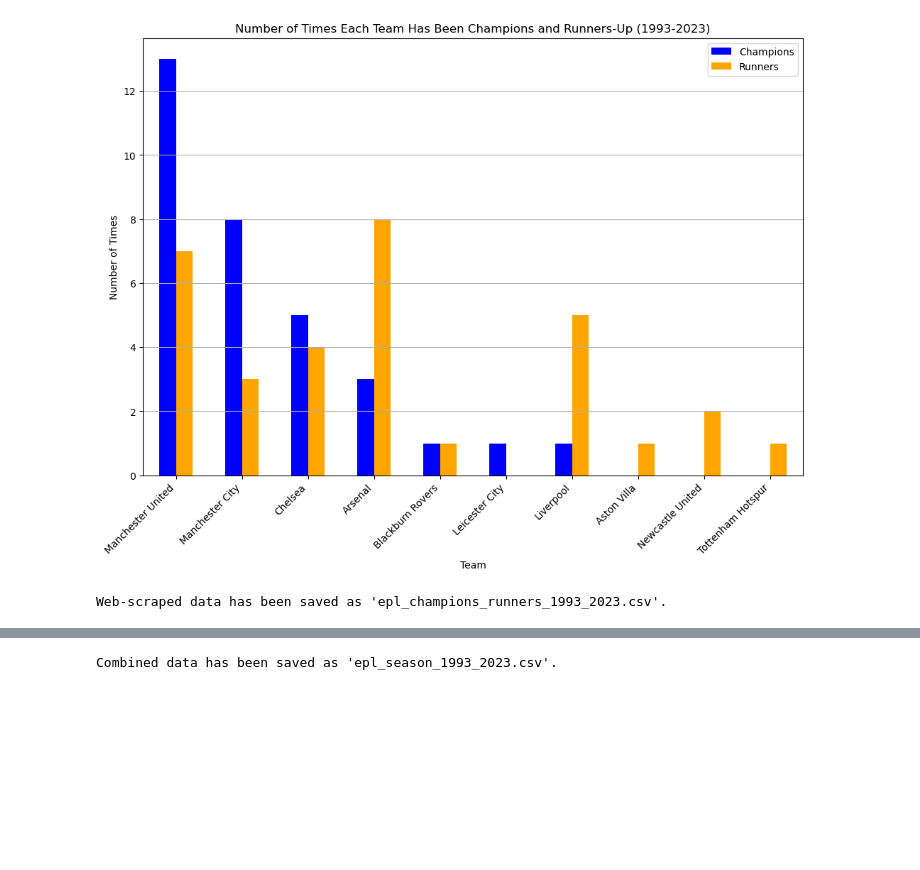
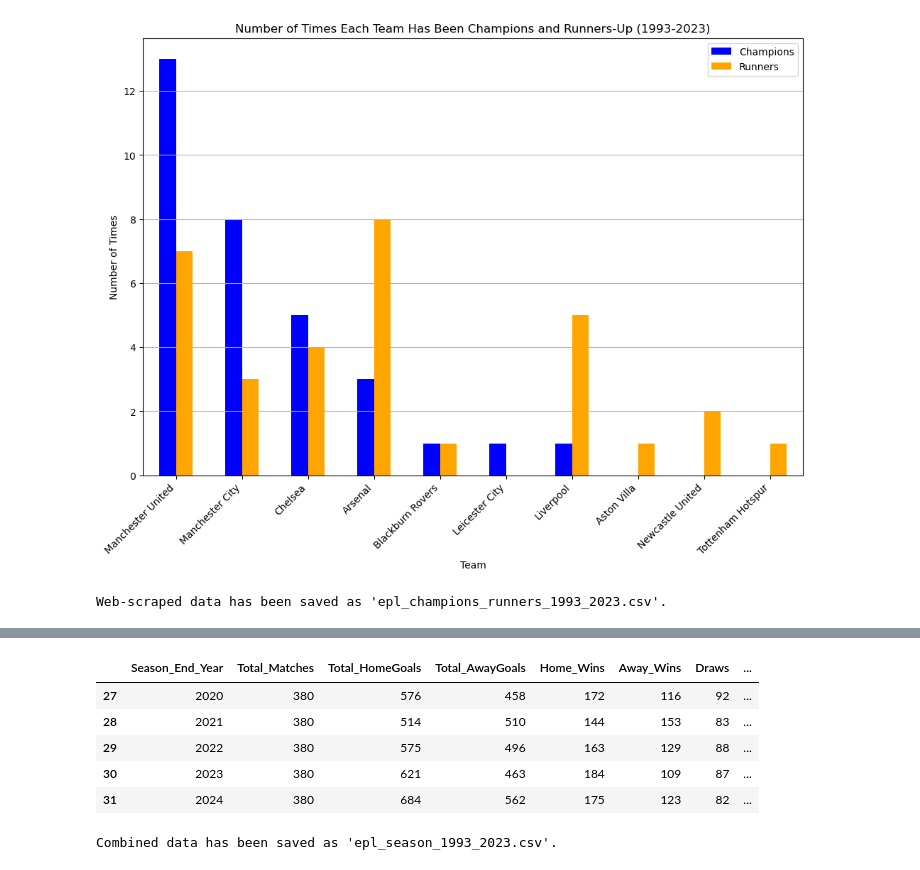
Before and after one commit to pranavsrinivas29/EPL-Data-Analysis-and-Prediction, a Jupyter notebook: EPL Data Analysis.ipynb, the cells around one changed output, grey strips where cells are left out. Cells and saved outputs as stored; diff of their text form; code cells hidden in the pictures; blank space fills up the shorter version.

```diff
--- a/EPL Data Analysis.ipynb
+++ b/EPL Data Analysis.ipynb
@@ -418,2 +433,25 @@ df_combined_yearly.head()
+# %%
+
+# Reset index to make Season_End_Year a column
+df_yearly.reset_index(inplace=True)
+
+# Convert 'Season' in df_winners to integer
+df_winners['Season'] = df_winners['Season'].astype(int)
+
+# Merge the aggregated match data with the champions/runners data
+df_combined_yearly = pd.merge(df_yearly, df_winners, left_on='Season_End_Year', right_on='Season', how='inner')
+
+# Drop the duplicate 'Season' column
+df_combined_yearly.drop(columns=['Season'], inplace=True)
+
+# Display the combined DataFrame to check the result
+df_combined_yearly.tail()
+# %% [output]
+|  | Season_End_Year | Total_Matches | Total_HomeGoals | Total_AwayGoals | Home_Wins | Away_Wins | Draws | ... |
+| 27 | 2020 | 380 | 576 | 458 | 172 | 116 | 92 | ... |
+| 28 | 2021 | 380 | 514 | 510 | 144 | 153 | 83 | ... |
+| 29 | 2022 | 380 | 575 | 496 | 163 | 129 | 88 | ... |
+| 30 | 2023 | 380 | 621 | 463 | 184 | 109 | 87 | ... |
+| 31 | 2024 | 380 | 684 | 562 | 175 | 123 | 82 | ... |
 # %%
 # Save the web-scraped data (df_winners) as a CSV file
```
Also changed, not shown: parts of 5 cells of this notebook, 2 other files.
